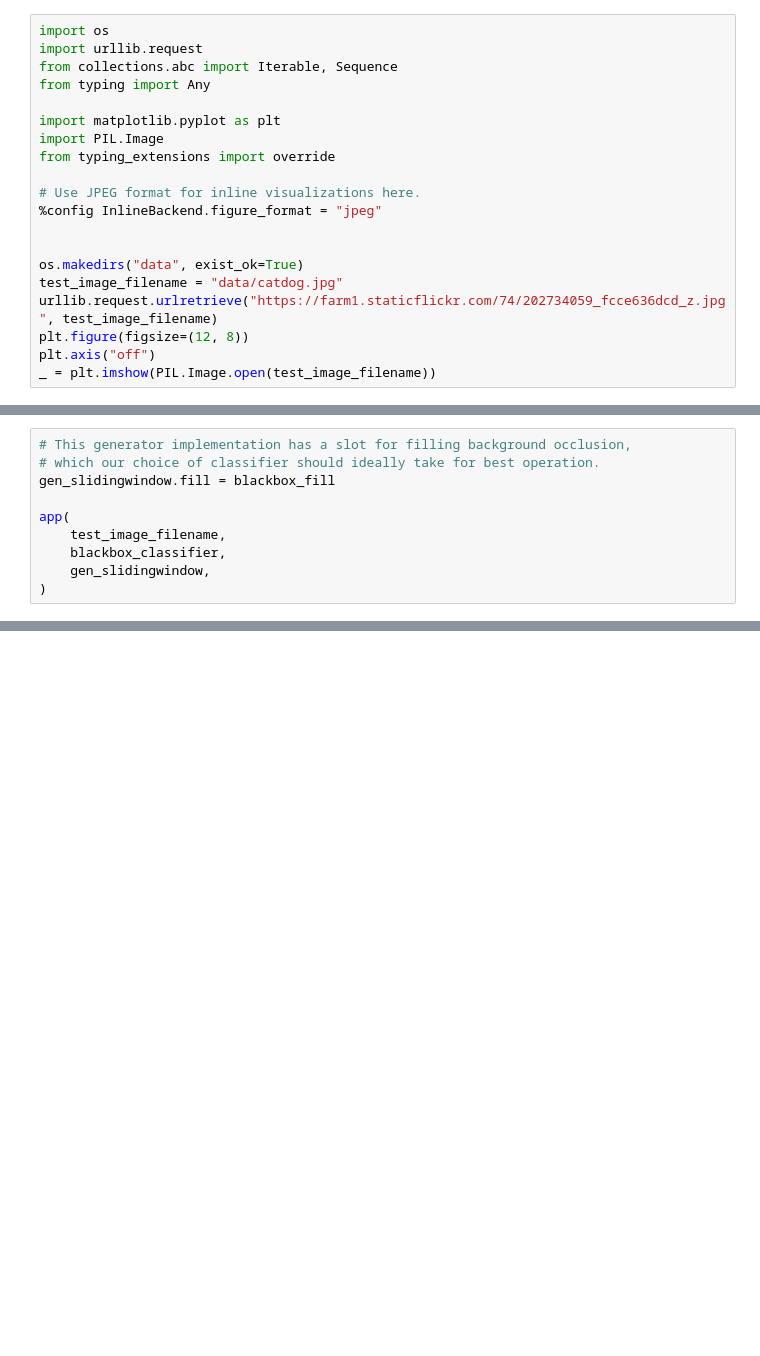
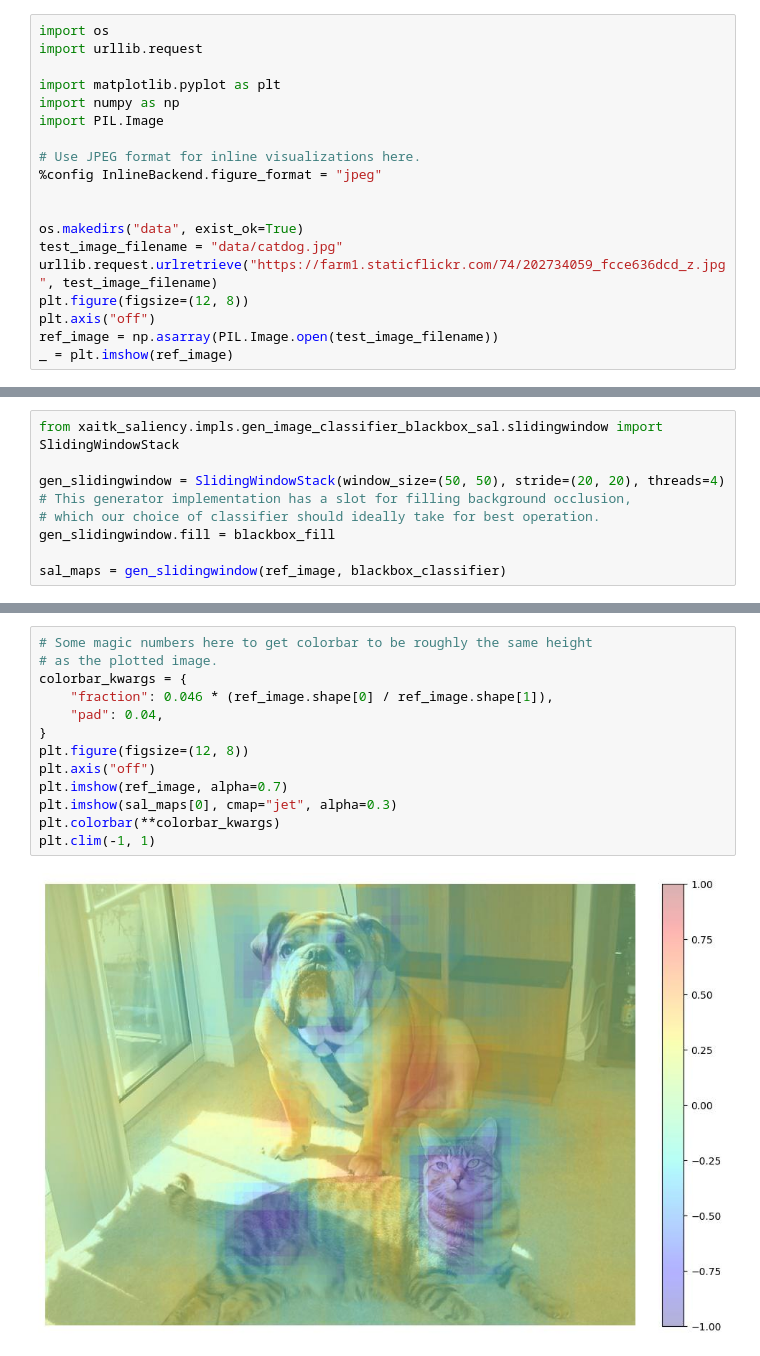
Before and after one commit to XAITK/xaitk-saliency, a Jupyter notebook: docs/examples/OcclusionSaliency.ipynb, the cells around one changed output, grey strips where cells are left out. Saved outputs shown, nothing was run; the diff lists cells and outputs as text; blank space fills up the shorter version.

```diff
--- a/docs/examples/OcclusionSaliency.ipynb
+++ b/docs/examples/OcclusionSaliency.ipynb
@@ -51,12 +30,10 @@ We know that this image contains the ImageNet classes of "boxer" and "tiger cat"
 # %%
 import os
 import urllib.request
-from collections.abc import Iterable, Sequence
-from typing import Any
 
 import matplotlib.pyplot as plt
+import numpy as np
 import PIL.Image
-from typing_extensions import override
 
 # Use JPEG format for inline visualizations here.
 %config InlineBackend.figure_format = "jpeg"
@@ -67,6 +44,7 @@ test_image_filename = "data/catdog.jpg"
 urllib.request.urlretrieve("https://farm1.staticflickr.com/74/202734059_fcce636dcd_z.jpg", test_image_filename)
 plt.figure(figsize=(12, 8))
 plt.axis("off")
-_ = plt.imshow(PIL.Image.open(test_image_filename))
+ref_image = np.asarray(PIL.Image.open(test_image_filename))
+_ = plt.imshow(ref_image)
 # %% [output]
 [figure]
@@ -243,10 +145,9 @@ In the below cells, we will show that we can invoke the same "application" (func
 # %%
+from xaitk_saliency.impls.gen_image_classifier_blackbox_sal.slidingwindow import SlidingWindowStack
+
+gen_slidingwindow = SlidingWindowStack(window_size=(50, 50), stride=(20, 20), threads=4)
 # This generator implementation has a slot for filling background occlusion,
 # which our choice of classifier should ideally take for best operation.
 gen_slidingwindow.fill = blackbox_fill
 
-app(
-    test_image_filename,
-    blackbox_classifier,
-    gen_slidingwindow,
-)
+sal_maps = gen_slidingwindow(ref_image, blackbox_classifier)
@@ -287,0 +164,15 @@ Class 1 saliency map range: [-0.5018323063850403, 1.0]
+# %%
+# Some magic numbers here to get colorbar to be roughly the same height
+# as the plotted image.
+colorbar_kwargs = {
+    "fraction": 0.046 * (ref_image.shape[0] / ref_image.shape[1]),
+    "pad": 0.04,
+}
+plt.figure(figsize=(12, 8))
+plt.axis("off")
+plt.imshow(ref_image, alpha=0.7)
+plt.imshow(sal_maps[0], cmap="jet", alpha=0.3)
+plt.colorbar(**colorbar_kwargs)
+plt.clim(-1, 1)
+# %% [output]
+[figure, added]
```
Also changed, not shown: parts of 25 cells of this notebook, 3 other files.
